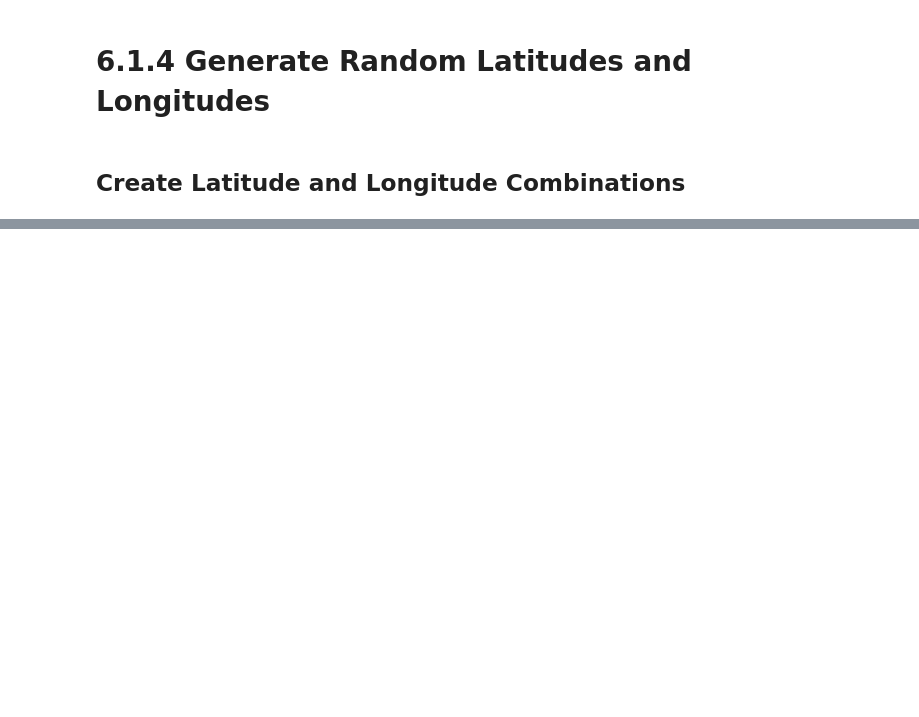
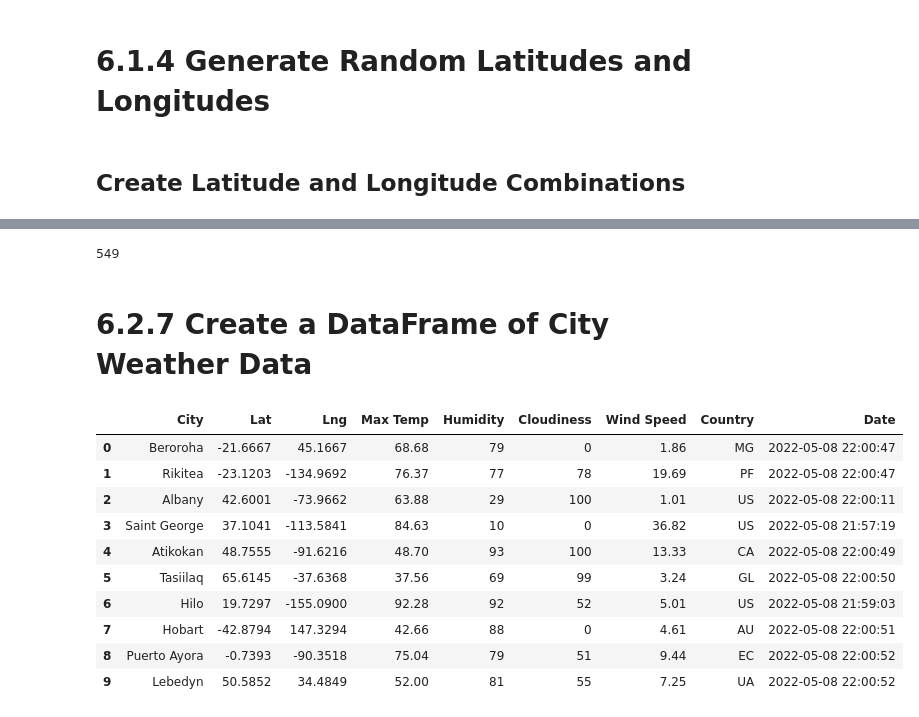
Before and after one commit to elangendorff/World_Weather_Analysis, a Jupyter notebook: WeatherPy.ipynb, the cells around one changed output, grey strips where cells are left out. Saved outputs shown, nothing was run; the diff lists cells and outputs as text; code cells hidden in the pictures; blank space fills up the shorter version.

Commit message:
Modify .gitignore and update WeatherPy.ipynb

```diff
--- a/WeatherPy.ipynb
+++ b/WeatherPy.ipynb
@@ -7,11 +8,3 @@
 import numpy as np
 import pandas as pd
 import matplotlib.pyplot as plt
-# %%
-# Create a set of random latitude and longitude combinations
-lats = np.random.uniform(-90,90,size=1500)
-lngs = np.random.uniform(-180,180,size=1500)
-
-lat_lngs = zip(lats,lngs)
-
-lat_lngs
@@ -37,0 +38,28 @@ len(cities)
+# %%
+# Recreating the above cells, but using a loop to ensure sufficient cities
+
+# Create list for holding cities
+cities = []
+min_cities = 500
+
+while (len(cities) < cities_min):
+
+    # Create a set of random latitude and longitude combinations
+    list_length = min_cities*3
+
+    lats = np.random.uniform(-90,90,size=list_length)
+    lngs = np.random.uniform(-180,180,size=list_length)
+
+    lat_lngs = zip(lats,lngs)
+
+    coordinates = list(lat_lngs)
+
+    # Identify nearest city for each latitude-longitude combination
+    for coord in coordinates:
+        city = citipy.nearest_city(coord[0], coord[1]).city_name
+
+        # If city is unique, add it to cities list
+        if city not in cities:
+            cities.append(city)
+
+len(cities)
@@ -37,0 +76,3 @@ len(cities)
+# %%
+# Starting URL for Weather Map API Call
+url = 'https://api.openweathermap.org/data/2.5/weather?units=Imperial&appid=' + weather_api_key
@@ -37,0 +250,23 @@ len(cities)
+# %%
+len(city_data)
+# %% [output]
+549
+# %% [markdown]
+# 6.2.7 Create a DataFrame of City Weather Data
+# %%
+# Convert the array of dictionaries to a Pandas DataFrame
+df_city_data = pd.DataFrame(city_data)
+
+df_city_data.head(10)
+# %% [output]
+|  | City | Lat | Lng | Max Temp | Humidity | Cloudiness | Wind Speed | Country | Date |
+| 0 | Beroroha | -21.6667 | 45.1667 | 68.68 | 79 | 0 | 1.86 | MG | 2022-05-08 22:00:47 |
+| 1 | Rikitea | -23.1203 | -134.9692 | 76.37 | 77 | 78 | 19.69 | PF | 2022-05-08 22:00:47 |
+| 2 | Albany | 42.6001 | -73.9662 | 63.88 | 29 | 100 | 1.01 | US | 2022-05-08 22:00:11 |
+| 3 | Saint George | 37.1041 | -113.5841 | 84.63 | 10 | 0 | 36.82 | US | 2022-05-08 21:57:19 |
+| 4 | Atikokan | 48.7555 | -91.6216 | 48.70 | 93 | 100 | 13.33 | CA | 2022-05-08 22:00:49 |
+| 5 | Tasiilaq | 65.6145 | -37.6368 | 37.56 | 69 | 99 | 3.24 | GL | 2022-05-08 22:00:50 |
+| 6 | Hilo | 19.7297 | -155.0900 | 92.28 | 92 | 52 | 5.01 | US | 2022-05-08 21:59:03 |
+| 7 | Hobart | -42.8794 | 147.3294 | 42.66 | 88 | 0 | 4.61 | AU | 2022-05-08 22:00:51 |
+| 8 | Puerto Ayora | -0.7393 | -90.3518 | 75.04 | 79 | 51 | 9.44 | EC | 2022-05-08 22:00:52 |
+| 9 | Lebedyn | 50.5852 | 34.4849 | 52.00 | 81 | 55 | 7.25 | UA | 2022-05-08 22:00:52 |
```
Also changed, not shown: parts of 19 cells of this notebook, 3 other files.
